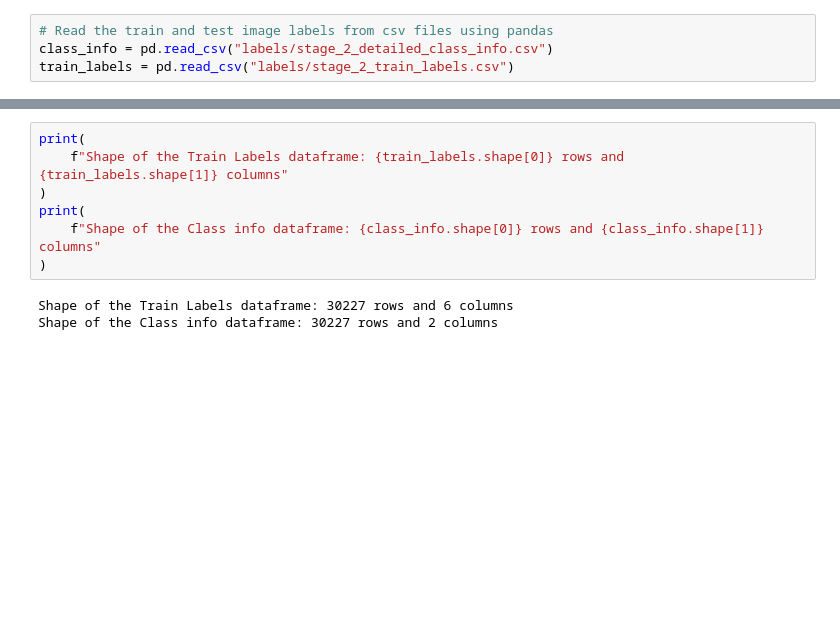
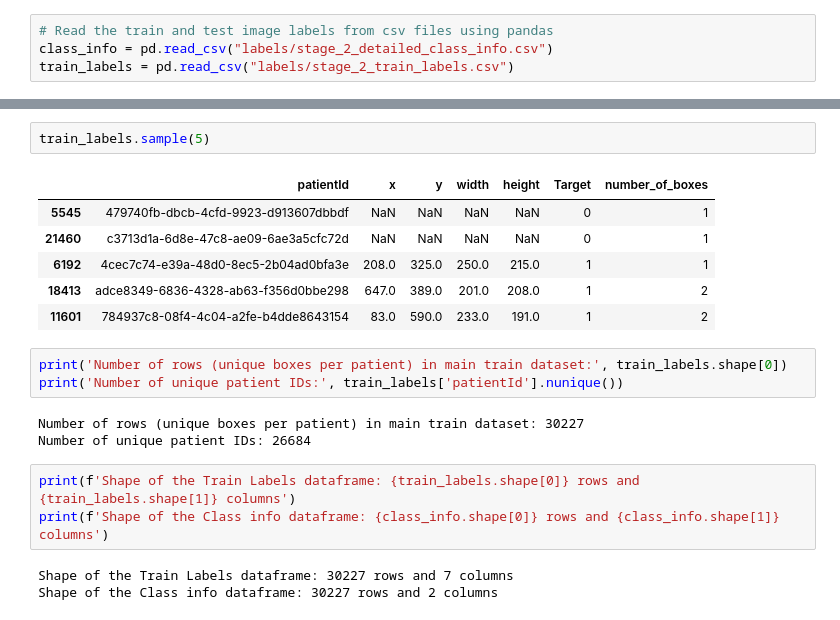
Before and after one commit to AIML-July-23-A-Capstone-G1-Team/Capstone-Project, a Jupyter notebook: Capstone.ipynb, the cells around one changed output, grey strips where cells are left out. Drawn from its saved outputs; the diff is of its cells as text; blank space fills up the shorter version.

```diff
--- a/Capstone.ipynb
+++ b/Capstone.ipynb
@@ -180,11 +179,22 @@ Class info dataframe:
+# %%
+train_labels.sample(5)
+# %% [output]
+|  | patientId | x | y | width | height | Target | number_of_boxes |
+| 5545 | 479740fb-dbcb-4cfd-9923-d913607dbbdf | NaN | NaN | NaN | NaN | 0 | 1 |
+| 21460 | c3713d1a-6d8e-47c8-ae09-6ae3a5cfc72d | NaN | NaN | NaN | NaN | 0 | 1 |
+| 6192 | 4cec7c74-e39a-48d0-8ec5-2b04ad0bfa3e | 208.0 | 325.0 | 250.0 | 215.0 | 1 | 1 |
+| 18413 | adce8349-6836-4328-ab63-f356d0bbe298 | 647.0 | 389.0 | 201.0 | 208.0 | 1 | 2 |
+| 11601 | 784937c8-08f4-4c04-a2fe-b4dde8643154 | 83.0 | 590.0 | 233.0 | 191.0 | 1 | 2 |
+# %%
+print('Number of rows (unique boxes per patient) in main train dataset:', train_labels.shape[0])
+print('Number of unique patient IDs:', train_labels['patientId'].nunique())
+# %% [output]
+Number of rows (unique boxes per patient) in main train dataset: 30227
+Number of unique patient IDs: 26684
 # %%
-print(
-    f"Shape of the Train Labels dataframe: {train_labels.shape[0]} rows and {train_labels.shape[1]} columns"
-)
-print(
-    f"Shape of the Class info dataframe: {class_info.shape[0]} rows and {class_info.shape[1]} columns"
-)
+print(f'Shape of the Train Labels dataframe: {train_labels.shape[0]} rows and {train_labels.shape[1]} columns')
+print(f'Shape of the Class info dataframe: {class_info.shape[0]} rows and {class_info.shape[1]} columns')
 # %% [output]
-Shape of the Train Labels dataframe: 30227 rows and 6 columns
+Shape of the Train Labels dataframe: 30227 rows and 7 columns
 Shape of the Class info dataframe: 30227 rows and 2 columns
 # %%
```
Also changed, not shown: parts of 25 cells of this notebook.
